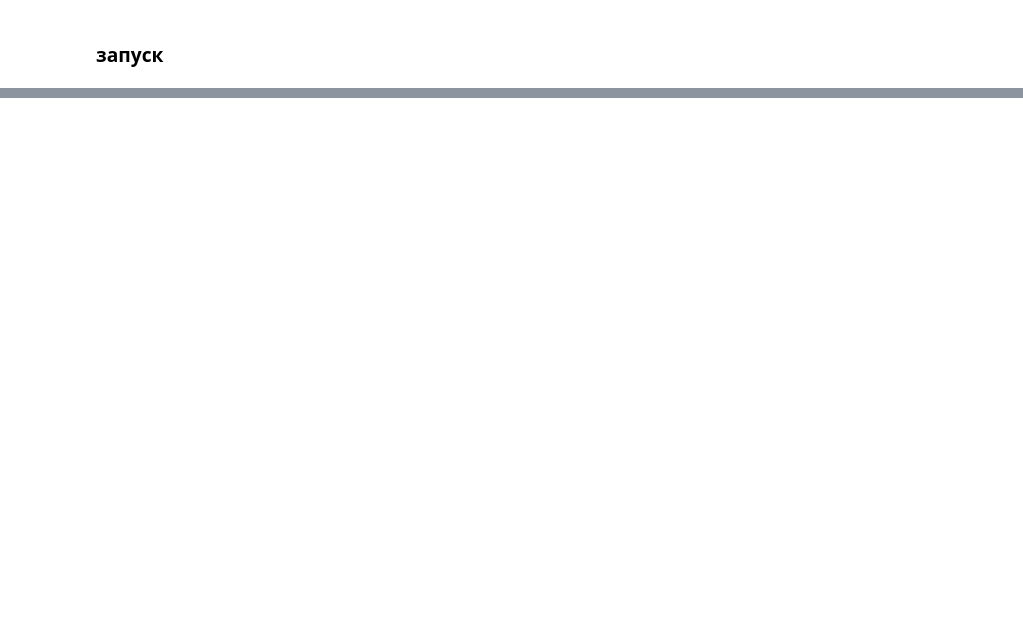
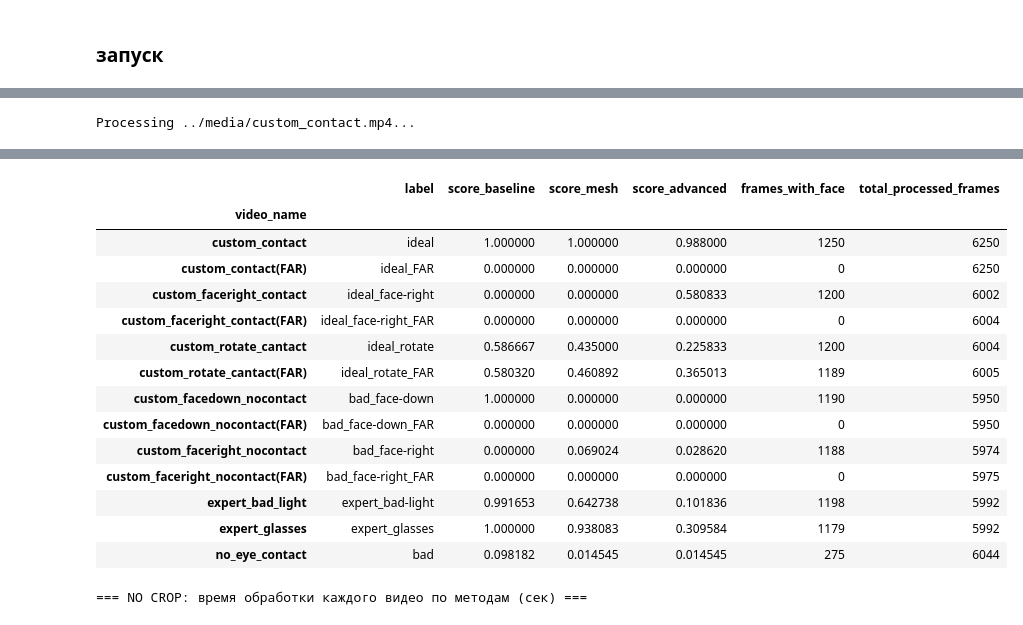
Before and after one commit to Mas562/metrics-config-only-, a Jupyter notebook: video_metrics/gaze/notebooks/tests.ipynb, the cells around one changed output, grey strips where cells are left out. Saved outputs shown, nothing was run; the diff lists cells and outputs as text; code cells hidden in the pictures; blank space fills up the shorter version.

Commit message:
feat: implement gaze analysis module with head pose estimation and face cropping utilities

```diff
--- a/video_metrics/gaze/notebooks/tests.ipynb
+++ b/video_metrics/gaze/notebooks/tests.ipynb
@@ -193,0 +576,64 @@ display(pd.DataFrame(all_stats))
+# %%
+
+all_stats_no_crop = []
+for video in dataset:
+    try:
+        print(f"Processing {video['path']}...")
+        res = process_video_no_crop(video['path'])
+        res.update({'video': video['path'], 'label': video['label']})
+        all_stats_no_crop.append(res)
+    except Exception as e:
+        print(f"Error: {e}")
+
+# --- Сборка таблиц ---
+df_nc = pd.DataFrame(all_stats_no_crop)
+df_nc['video_name'] = df_nc['video'].apply(lambda p: p.split('/')[-1].replace('.mp4', ''))
+
+df_nc['total_baseline'] = (df_nc['time_mediapipe'] + df_nc['time_baseline']).round(2)
+df_nc['total_mesh']     = (df_nc['time_mediapipe'] + df_nc['time_mesh']).round(2)
+df_nc['total_advanced'] = (df_nc['time_mediapipe'] + df_nc['time_advanced']).round(2)
+
+# --- Таблица 1: сырые данные ---
+print("=== NO CROP: исходные данные ===")
+display(df_nc[['video_name', 'label', 'score_baseline', 'score_mesh', 'score_advanced',
+               'frames_with_face', 'total_processed_frames']].set_index('video_name'))
+
+# --- Таблица 2: время по методам ---
+print("\n=== NO CROP: время обработки каждого видео по методам (сек) ===")
+time_df_nc = df_nc[['video_name', 'label',
+                     'total_baseline', 'total_mesh', 'total_advanced']].set_index('video_name')
+time_df_nc.columns = ['label', 'Baseline (сек)', 'Head Pose (сек)', 'Advanced (сек)']
+display(time_df_nc)
+
+# --- Таблица 3: сравнение WITH CROP vs NO CROP ---
+print("\n=== СРАВНЕНИЕ: среднее время на видео (сек) ===")
+
+df_wc = pd.DataFrame(all_stats)  # with crop — уже посчитан ранее
+df_wc['total_baseline'] = (df_wc['time_crop'] + df_wc['time_mediapipe'] + df_wc['time_baseline'])
+df_wc['total_mesh']     = (df_wc['time_crop'] + df_wc['time_mediapipe'] + df_wc['time_mesh'])
+df_wc['total_advanced'] = (df_wc['time_crop'] + df_wc['time_mediapipe'] + df_wc['time_advanced'])
+
+comparison = pd.DataFrame({
+    'Метод': ['Baseline', 'Head Pose', 'Advanced'],
+    'Без кропа — среднее (сек)': [
+        df_nc['total_baseline'].mean().round(2),
+        df_nc['total_mesh'].mean().round(2),
+        df_nc['total_advanced'].mean().round(2),
+    ],
+    'С кропом — среднее (сек)': [
+        df_wc['total_baseline'].mean().round(2),
+        df_wc['total_mesh'].mean().round(2),
+        df_wc['total_advanced'].mean().round(2),
+    ],
+}).set_index('Метод')
+
+comparison['Замедление (сек)'] = (
+    comparison['С кропом — среднее (сек)'] - comparison['Без кропа — среднее (сек)']
+).round(2)
+comparison['Замедление (%)'] = (
+    comparison['Замедление (сек)'] / comparison['Без кропа — среднее (сек)'] * 100
+).round(1)
+
+display(comparison)
+# %% [output]
+Processing ../media/custom_contact.mp4...
@@ -193,0 +653,16 @@ display(pd.DataFrame(all_stats))
+|  | label | score_baseline | score_mesh | score_advanced | frames_with_face | total_processed_frames |
+| video_name |  |  |  |  |  |  |
+| custom_contact | ideal | 1.000000 | 1.000000 | 0.988000 | 1250 | 6250 |
+| custom_contact(FAR) | ideal_FAR | 0.000000 | 0.000000 | 0.000000 | 0 | 6250 |
+| custom_faceright_contact | ideal_face-right | 0.000000 | 0.000000 | 0.580833 | 1200 | 6002 |
+| custom_faceright_contact(FAR) | ideal_face-right_FAR | 0.000000 | 0.000000 | 0.000000 | 0 | 6004 |
+| custom_rotate_cantact | ideal_rotate | 0.586667 | 0.435000 | 0.225833 | 1200 | 6004 |
+| custom_rotate_cantact(FAR) | ideal_rotate_FAR | 0.580320 | 0.460892 | 0.365013 | 1189 | 6005 |
+| custom_facedown_nocontact | bad_face-down | 1.000000 | 0.000000 | 0.000000 | 1190 | 5950 |
+| custom_facedown_nocontact(FAR) | bad_face-down_FAR | 0.000000 | 0.000000 | 0.000000 | 0 | 5950 |
+| custom_faceright_nocontact | bad_face-right | 0.000000 | 0.069024 | 0.028620 | 1188 | 5974 |
+| custom_faceright_nocontact(FAR) | bad_face-right_FAR | 0.000000 | 0.000000 | 0.000000 | 0 | 5975 |
+| expert_bad_light | expert_bad-light | 0.991653 | 0.642738 | 0.101836 | 1198 | 5992 |
+| expert_glasses | expert_glasses | 1.000000 | 0.938083 | 0.309584 | 1179 | 5992 |
+| no_eye_contact | bad | 0.098182 | 0.014545 | 0.014545 | 275 | 6044 |
+=== NO CROP: время обработки каждого видео по методам (сек) ===
```
Also changed, not shown: parts of 20 cells of this notebook, 6 other files.
